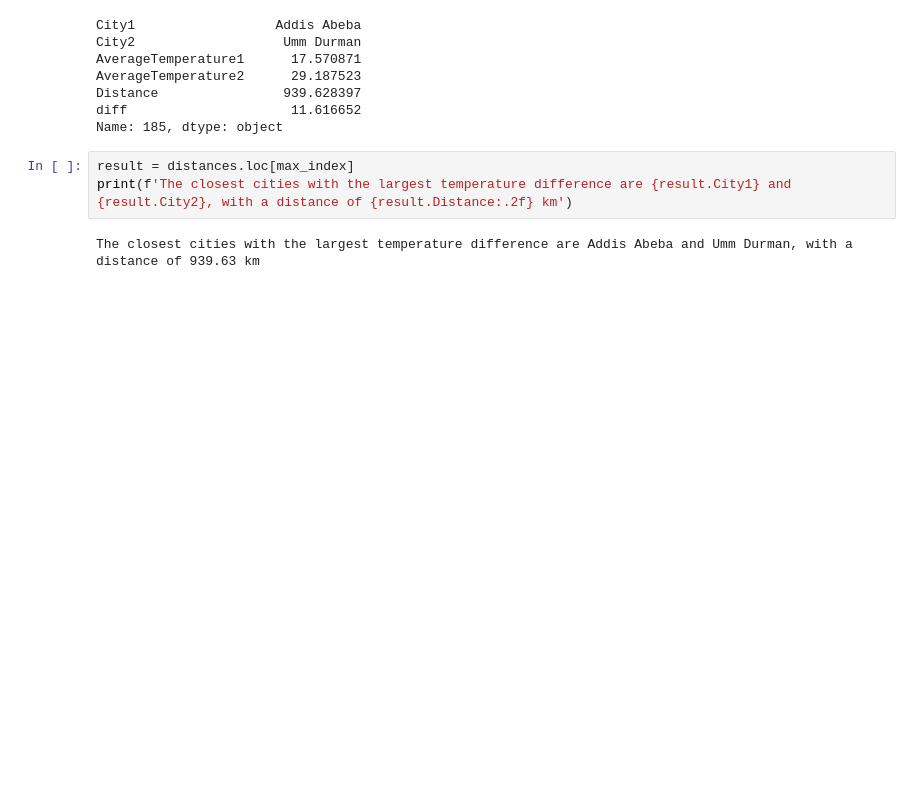
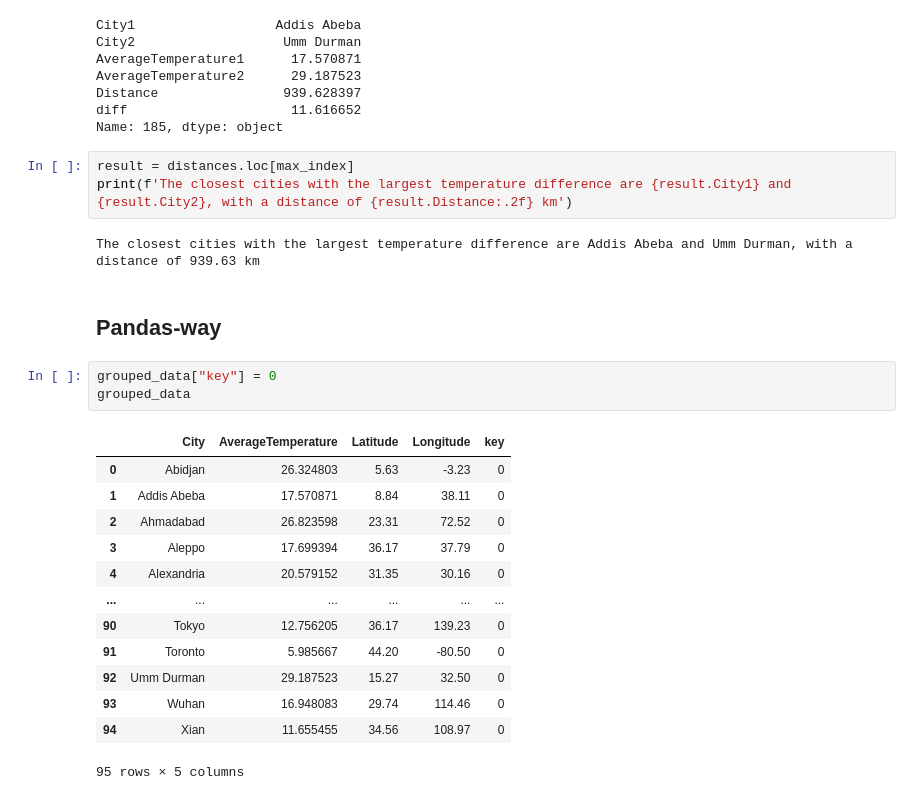
Before and after one commit to Shakirov-ER/spbu_project, a Jupyter notebook: Task_3.ipynb, the cells around one changed output. Saved outputs shown, nothing was run; the diff lists cells and outputs as text; blank space fills up the shorter version.

```diff
--- a/Task_3.ipynb
+++ b/Task_3.ipynb
@@ -584,3 +584,22 @@ result = distances.loc[max_index]
 print(f'The closest cities with the largest temperature difference are {result.City1} and {result.City2}, with a distance of {result.Distance:.2f} km')
 # %% [output]
 The closest cities with the largest temperature difference are Addis Abeba and Umm Durman, with a distance of 939.63 km
+# %% [markdown]
+## Pandas-way
+# %%
+grouped_data["key"] = 0
+grouped_data
+# %% [output]
+|  | City | AverageTemperature | Latitude | Longitude | key |
+| 0 | Abidjan | 26.324803 | 5.63 | -3.23 | 0 |
+| 1 | Addis Abeba | 17.570871 | 8.84 | 38.11 | 0 |
+| 2 | Ahmadabad | 26.823598 | 23.31 | 72.52 | 0 |
+| 3 | Aleppo | 17.699394 | 36.17 | 37.79 | 0 |
+| 4 | Alexandria | 20.579152 | 31.35 | 30.16 | 0 |
+| ... | ... | ... | ... | ... | ... |
+| 90 | Tokyo | 12.756205 | 36.17 | 139.23 | 0 |
+| 91 | Toronto | 5.985667 | 44.20 | -80.50 | 0 |
+| 92 | Umm Durman | 29.187523 | 15.27 | 32.50 | 0 |
+| 93 | Wuhan | 16.948083 | 29.74 | 114.46 | 0 |
+| 94 | Xian | 11.655455 | 34.56 | 108.97 | 0 |
+95 rows × 5 columns
```
Also changed, not shown: parts of 5 cells of this notebook.
